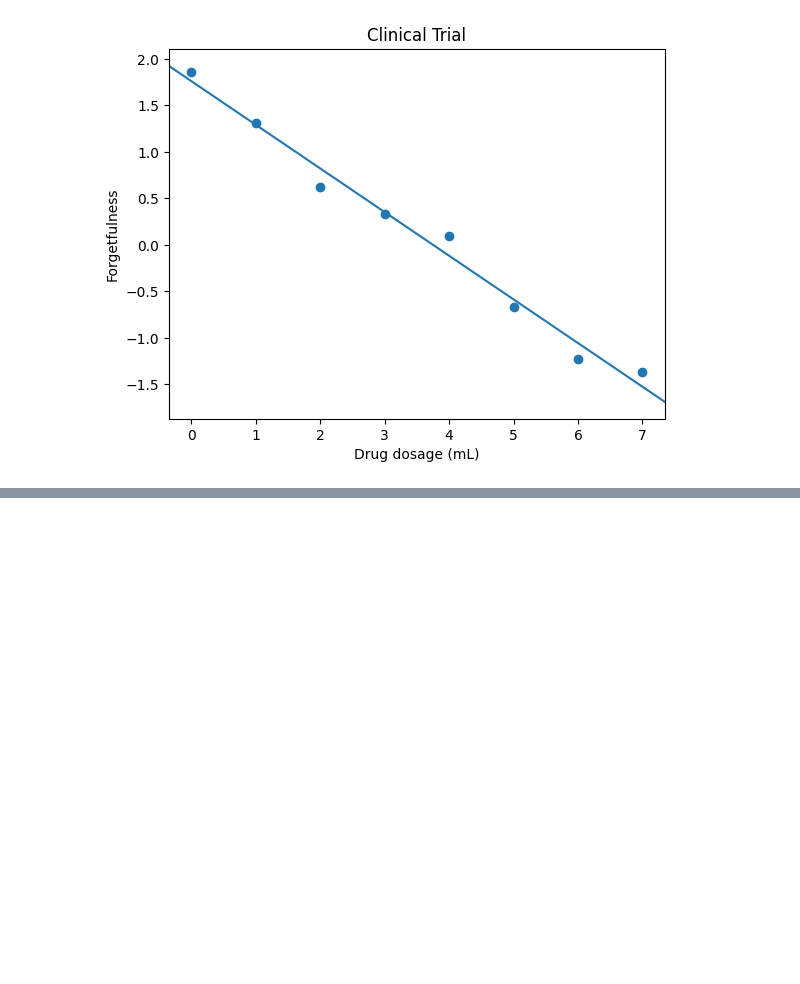
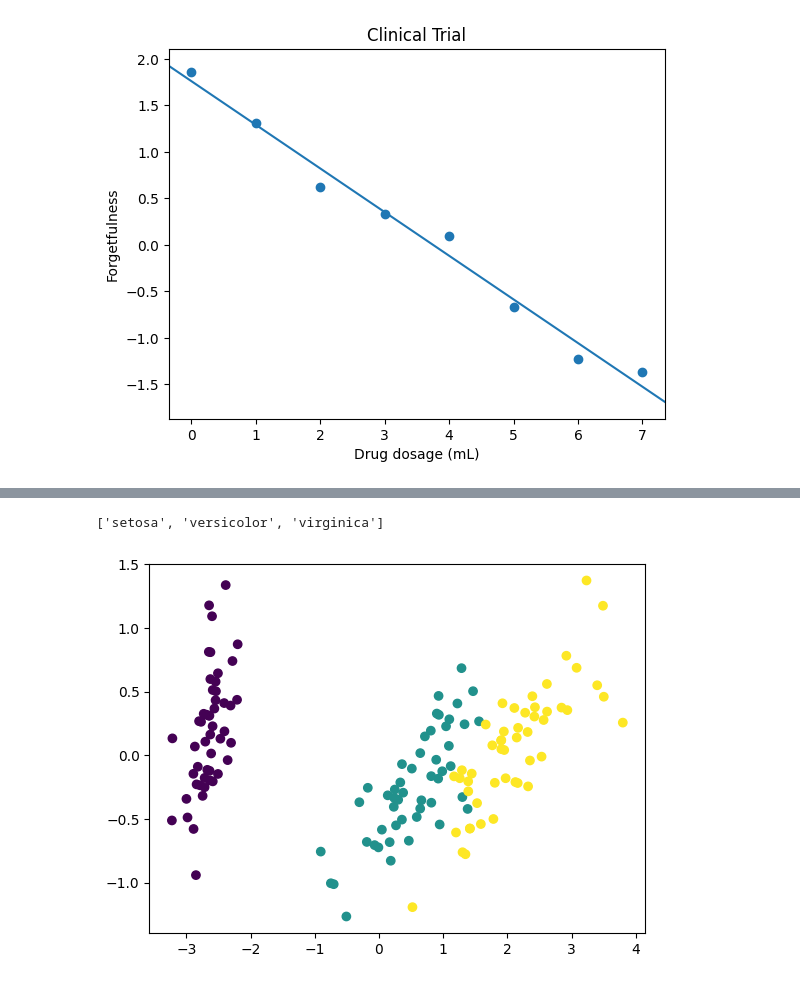
Before and after one commit to Krisho1/Machine-Learning-Foundations-Math-Probability-Statistics-and-Computer-Science-Python-Codes-, a Jupyter notebook: Linerar_Algebra_II_.ipynb, the cells around one changed output, grey strips where cells are left out. Drawn from its saved outputs; the diff is of its cells as text; code cells hidden in the pictures; blank space fills up the shorter version.

```diff
--- a/Linerar_Algebra_II_.ipynb
+++ b/Linerar_Algebra_II_.ipynb
@@ -783,0 +848,8 @@ _ = ax.plot([x_min,x_max],[y_min,y_max])
+# %%
+list(iris.target_names)
+# %% [output]
+['setosa', 'versicolor', 'virginica']
+# %%
+_ = plt.scatter(X[:,0],X[:,1],c=iris.target)
+# %% [output]
+[figure, added]
```
Also changed, not shown: parts of 14 cells of this notebook.
